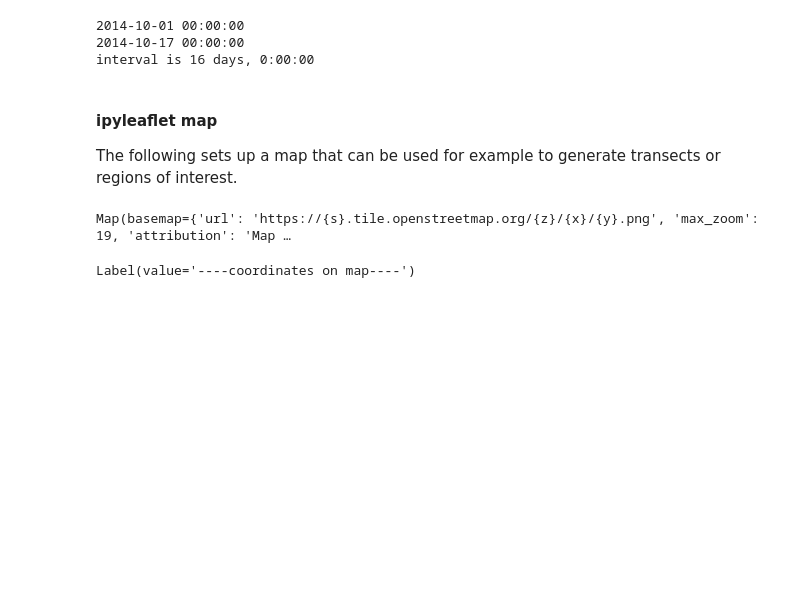
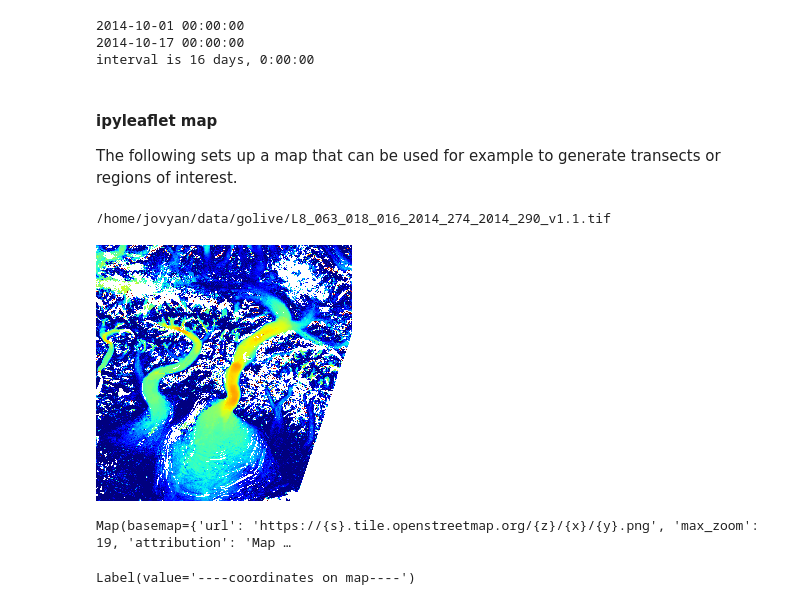
Before and after one commit to pangeo-data/cmr, a Jupyter notebook: golive.ipynb, the cells around one changed output. Cells and saved outputs as stored; diff of their text form; code cells hidden in the pictures; blank space fills up the shorter version.

```diff
--- a/golive.ipynb
+++ b/golive.ipynb
@@ -500,3 +500,7 @@ interval is 16 days, 0:00:00
 #### ipyleaflet map
 
 The following sets up a map that can be used for example to generate transects or regions of interest.
+# %%
+print(ftif[2])
+# %% [output]
+/home/jovyan/data/golive/L8_063_018_016_2014_274_2014_290_v1.1.tif
@@ -503,8 +527,12 @@ The following sets up a map that can be used for example to generate transects o
+# %%
+ShowLocalImage('', '/home/jovyan/data/golive/tiles/tile_512_256.tif', 256, 256)
+# %% [output]
+[figure, added]
 # %%
 from ipyleaflet import WMSLayer
 from ipyleaflet import (Map, Marker, MarkerCluster,
     TileLayer, ImageOverlay, Polyline, Polygon, Rectangle, Circle, CircleMarker,
-    Popup, GeoJSON, DrawControl, basemaps)
+    Popup, GeoJSON, DrawControl, basemaps, Velocity, basemap_to_tiles)
 
 from ipywidgets import Label
 
@@ -525,6 +553,11 @@ gmap = Map(center=(60.2, -141.211), zoom=8)
 # wms = WMSLayer(url='https://ows.terrestris.de/osm/service', layers='OSM-Overlay-WMS', tile_size=512)
 # gmap.add_layer(wms)
 
-gmap
+# io = ImageOverlay(url=ftif[2], bounds=m.bounds)
+# gmap.add_layer(io)
+# g = GeoJSON(data=ftif[2])
+# velocity = Velocity(data=m[2])
+
+# This works quite well...
+# nasa_layer = basemap_to_tiles(basemaps.NASAGIBS.ModisTerraTrueColorCR, "2018-04-08");
+# gmap.add_layer(nasa_layer);
-# %% [output]
-Map(basemap={'url': 'https://{s}.tile.openstreetmap.org/{z}/{x}/{y}.png', 'max_zoom': 19, 'attribution': 'Map …
@@ -531,2 +571,6 @@ Map(basemap={'url': 'https://{s}.tile.openstreetmap.org/{z}/{x}/{y}.png', 'max_z
+# %%
+gmap
+# %% [output]
+Map(basemap={'url': 'https://{s}.tile.openstreetmap.org/{z}/{x}/{y}.png', 'max_zoom': 19, 'attribution': 'Map …
 # %%
 # See golive_supplement S5 for more on labels
```
Also changed, not shown: parts of 3 cells of this notebook.
